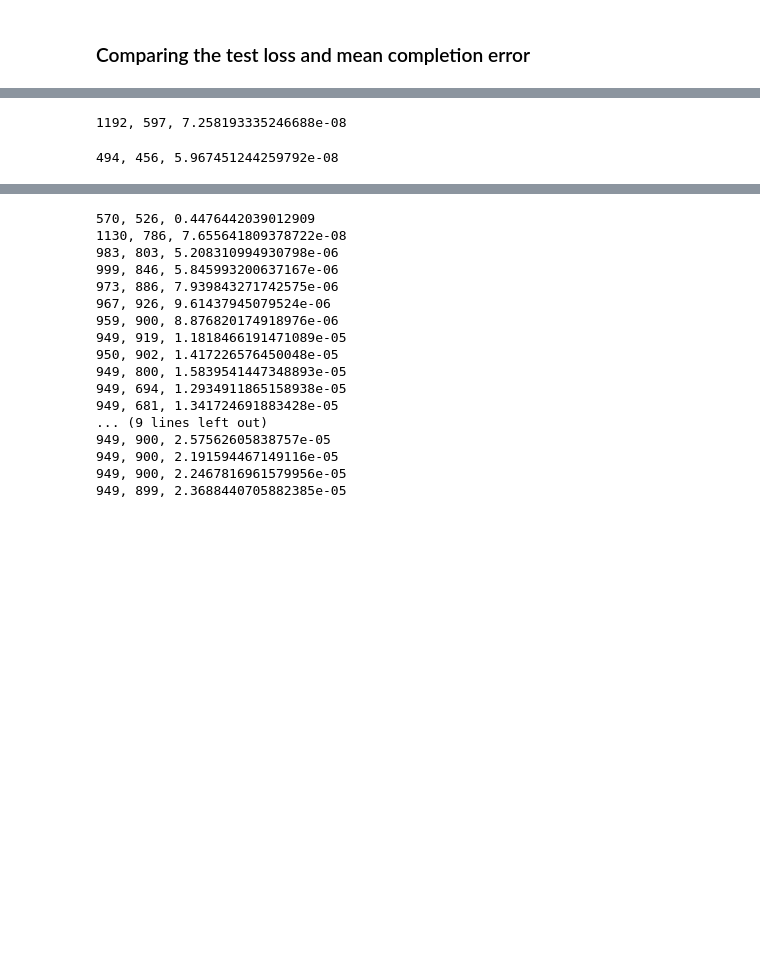
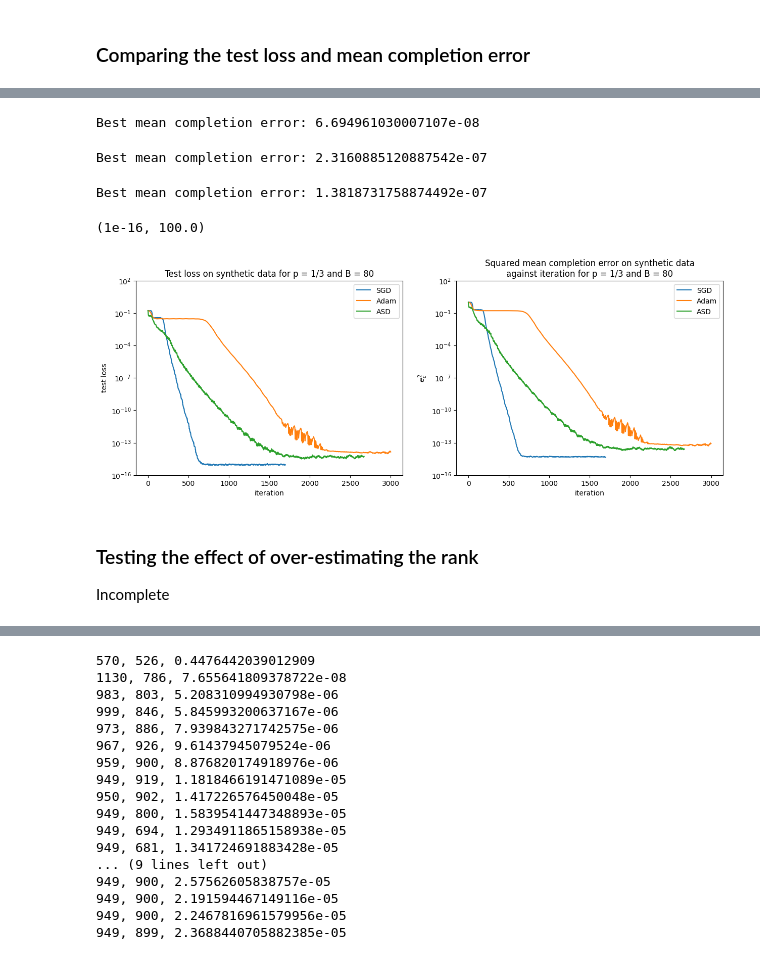
Before and after one commit to SeanESCA/continuous-matrix-completion, a Jupyter notebook: Experiments.ipynb, the cells around one changed output, grey strips where cells are left out. Cells and saved outputs as stored; diff of their text form; code cells hidden in the pictures; blank space fills up the shorter version.

```diff
--- a/Experiments.ipynb
+++ b/Experiments.ipynb
@@ -70,13 +56,54 @@ res_sgd_syn = optimise(optimiser, params, Y, I, B, dk=500, K=5000)
+# %%
+A = syntheticA(175)
+true_err_fn = lambda X, Y: completion_err(X, Y, A)
+r = 2
+p = 1/3
+B = 80
+I = bernoulli(A, p)
+# %%
+# SGD.
+X, Y = initial(A,r)
+res_sgd_syn = optimise(X, Y, A, I, lr=32, true_err_fn=true_err_fn, B=B, dk=1000, K=3000, k_true=1)
+# %% [output]
+Best mean completion error: 6.694961030007107e-08
+# %%
+# Adam/
+X, Y = initial(A, r)
+res_adam_syn = optimise(X, Y, A, I, "adam", lr=0.01, true_err_fn=true_err_fn, B=B, dk=1000, K=3000, k_true=1)
+# %% [output]
+Best mean completion error: 2.3160885120887542e-07
 # %%
-# ASD synthetic.
-U,W = initial(mu, n, 2)
-res_asd_syn = asd_1(U,W,Y,I,B,dk=1000,K=5000)
+# ASD.
+X, Y = initial(A, r)
+res_asd_syn = asd(X, Y,A, I, true_err_fn=true_err_fn, B=B, dk=1000, K=3000, k_true=1)
 # %% [output]
-1192, 597, 7.258193335246688e-08
+Best mean completion error: 1.3818731758874492e-07
-# %%
-# Adam synthetic 1 batch
-params = initial(mu, n, 2)
-optimiser = torch.optim.Adam(params, lr=1)
-res_adam_real = optimise(optimiser, params, Y, I, B, dk=100, K=600)
-# %% [output]
-494, 456, 5.967451244259792e-08
+# %%
+fig = plt.figure(figsize=(15,5))
+ax = fig.add_subplot(1,2,1)
+loss_str = "test_loss_list"
+ax.semilogy(res_sgd_syn[loss_str], label="SGD")
+ax.semilogy(res_adam_syn[loss_str], label="Adam")
+ax.semilogy(res_asd_syn[loss_str], label="ASD")
+ax.legend(loc="upper right")
+ax.set_title(f"Test loss on synthetic data for p = 1/3 and B = {B}")
+ax.set_xlabel("iteration")
+ax.set_ylabel("test loss")
+ax.set_ylim((1e-16, 1e2))
+
+ax = fig.add_subplot(1,2,2)
+loss_str = "true_err_list"
+ax.semilogy(np.array(res_sgd_syn[loss_str])**2, label="SGD")
+ax.semilogy(np.array(res_adam_syn[loss_str])**2, label="Adam")
+ax.semilogy(np.array(res_asd_syn[loss_str])**2, label="ASD")
+ax.legend(loc="upper right")
+ax.set_title(f"Squared mean completion error on synthetic data\nagainst iteration for p = 1/3 and B = {B}")
+ax.set_xlabel("iteration")
+ax.set_ylabel(r"$e_{c}^{2}$")
+ax.set_ylim((1e-16, 1e2))
+# %% [output]
+(1e-16, 100.0)
+[figure, added]
+# %% [markdown]
+### Testing the effect of over-estimating the rank
+Incomplete
```
Also changed, not shown: parts of 39 cells of this notebook.
